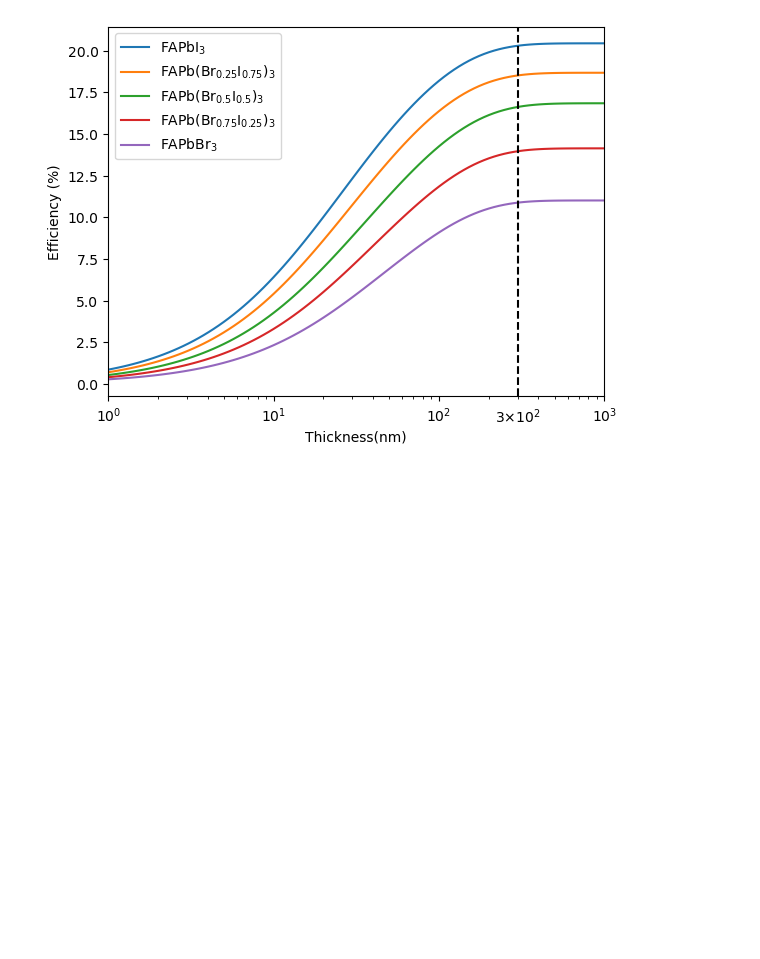
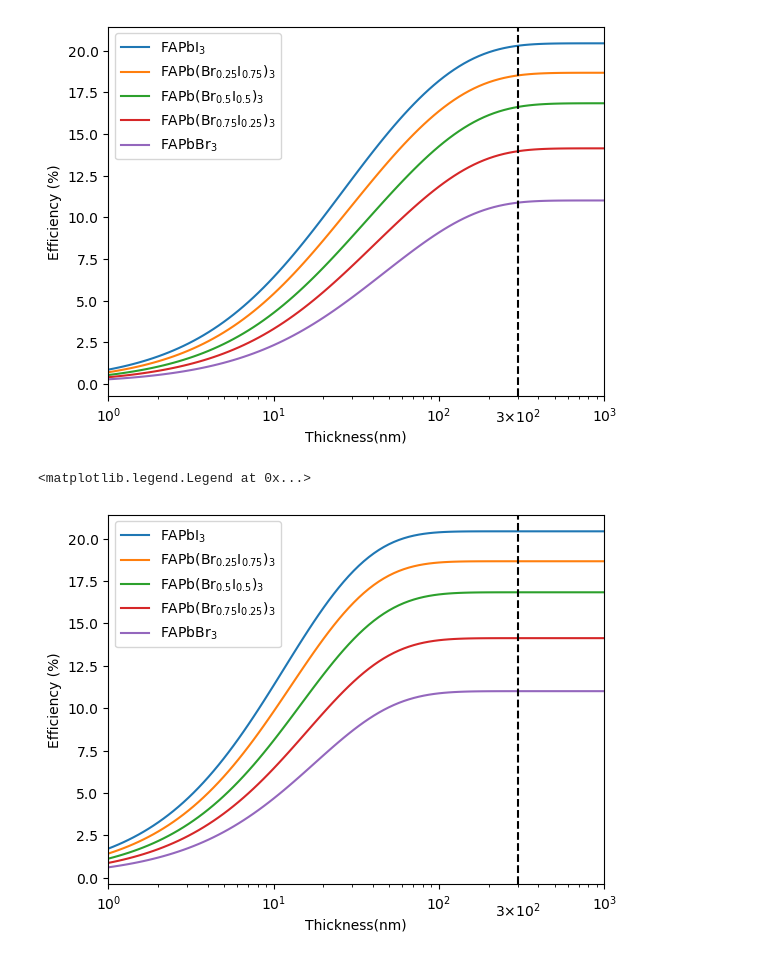
Before and after one commit to SAMAece/Jupyterlab, a Jupyter notebook: Used/optical/SLME_supercell.ipynb, the cells around one changed output. Drawn from its saved outputs; the diff is of its cells as text; code cells hidden in the pictures; blank space fills up the shorter version.

```diff
--- a/Used/optical/SLME_supercell.ipynb
+++ b/Used/optical/SLME_supercell.ipynb
@@ -94,3 +94,29 @@ plt.legend()
 # %% [output]
 <matplotlib.legend.Legend at 0x...>
 [figure]
+# %%
+for material, material_data in materials.items():
+    data = np.loadtxt(material_data["folder"] + 'absorption.dat', delimiter=' ')
+    energy = data[:,0]
+    alpha_cm = data[:,1]
+    ediff = energy[1] - energy[0] #foot length of energy
+    ediff_soc = 0.498475
+    shiftnum = round(ediff_soc / ediff)
+    alpha_cm = alpha_cm[shiftnum:]
+    energy = energy[:-shiftnum]
+    effSlm = []
+    for i in thickness:
+        eff = data = slme.slme(energy,alpha_cm,material_data["dir"],material_data["indir"],thickness=i,absorbance_in_inverse_centimeters=True)
+        effSlm.append(eff)
+    plt.plot(thickness_nm, effSlm, label = material)
+
+plt.axvline(x=300, linestyle='--', color = 'black')
+plt.annotate(r'3$\times$10$^2$', xy=(300, 0), xytext=(300, -2.3), ha='center', color='black')
+plt.xscale('log')
+plt.margins(x=0)
+plt.xlabel("Thickness(nm)")
+plt.ylabel("Efficiency (%)")
+plt.legend()
+# %% [output]
+<matplotlib.legend.Legend at 0x...>
+[figure, added]
```
Also changed, not shown: 1 other file.
